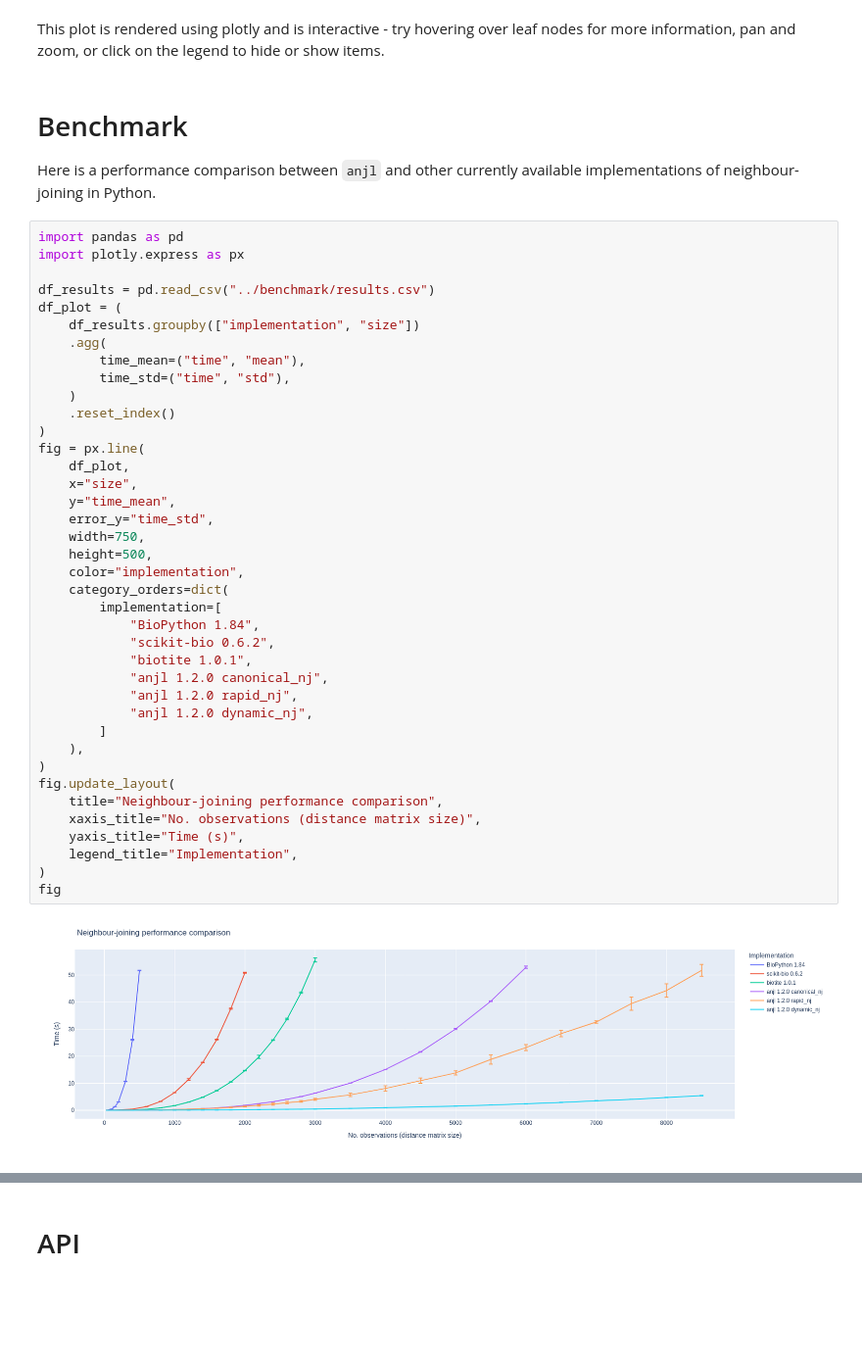
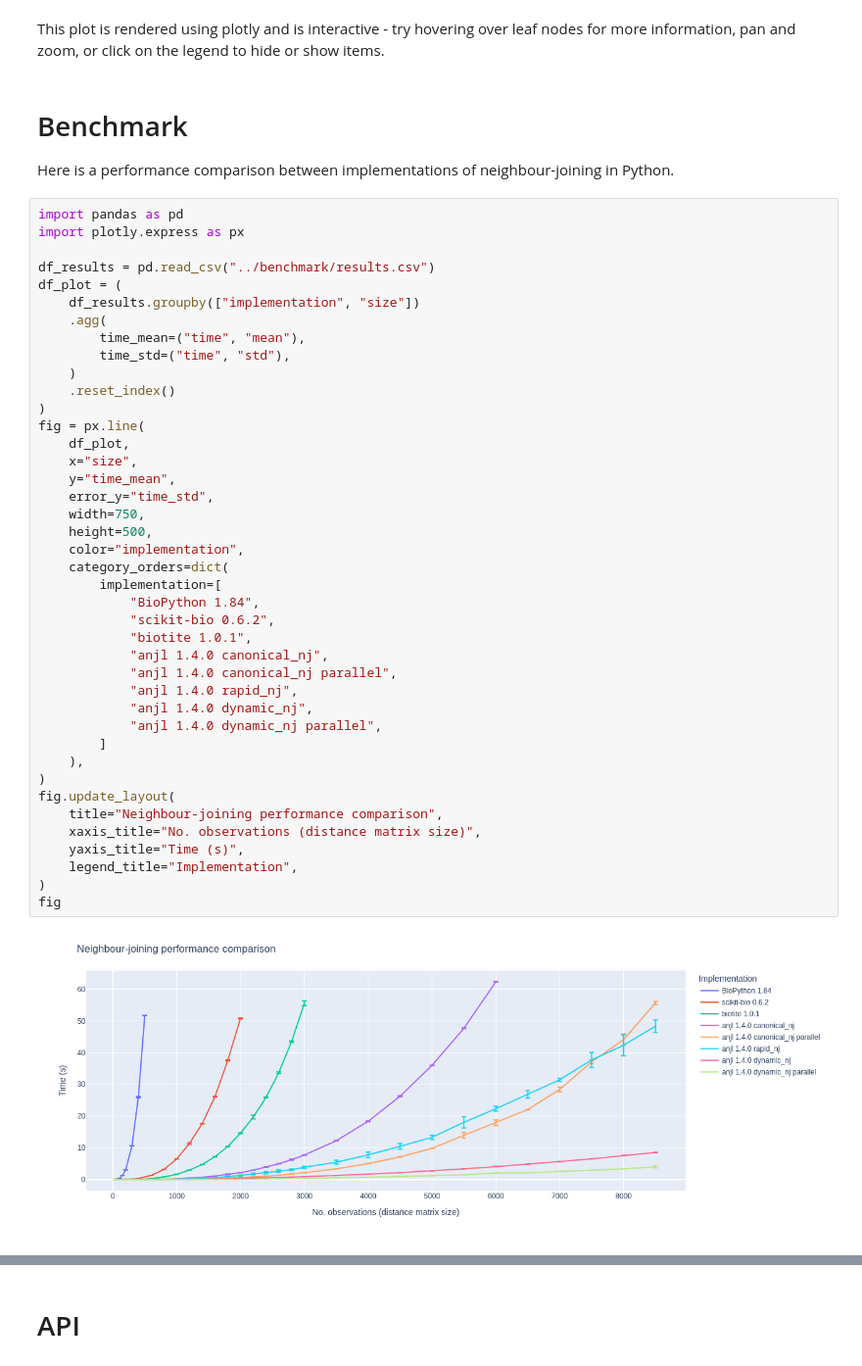
Before and after one commit to alimanfoo/anjl, a Jupyter notebook: docs/index.ipynb, the cells around one changed output, grey strips where cells are left out. Shown at 98% size. Drawn from its saved outputs; the diff is of its cells as text; blank space fills up the shorter version.

```diff
--- a/docs/index.ipynb
+++ b/docs/index.ipynb
@@ -72,7 +72,7 @@ try hovering over leaf nodes for more information, pan and zoom, or click on the
 # %% [markdown]
 # Benchmark
 
-Here is a performance comparison between `anjl` and other currently available implementations of neighbour-joining in Python.
+Here is a performance comparison between implementations of neighbour-joining in Python.
 # %%
 import pandas as pd
 import plotly.express as px
@@ -83,35 +83,37 @@ df_plot = (
     .agg(
         time_mean=("time", "mean"),
         time_std=("time", "std"),
     )
     .reset_index()
 )
 fig = px.line(
     df_plot,
     x="size",
     y="time_mean",
     error_y="time_std",
     width=750,
     height=500,
     color="implementation",
     category_orders=dict(
         implementation=[
             "BioPython 1.84",
             "scikit-bio 0.6.2",
             "biotite 1.0.1",
-            "anjl 1.2.0 canonical_nj",
-            "anjl 1.2.0 rapid_nj",
-            "anjl 1.2.0 dynamic_nj",
+            "anjl 1.4.0 canonical_nj",
+            "anjl 1.4.0 canonical_nj parallel",
+            "anjl 1.4.0 rapid_nj",
+            "anjl 1.4.0 dynamic_nj",
+            "anjl 1.4.0 dynamic_nj parallel",
         ]
     ),
 )
 fig.update_layout(
     title="Neighbour-joining performance comparison",
     xaxis_title="No. observations (distance matrix size)",
     yaxis_title="Time (s)",
     legend_title="Implementation",
 )
 fig
 # %% [output]
-[figure, old version]
+[figure, new version]
 # %% [markdown]
```
Also changed, not shown: parts of 7 cells of this notebook, 10 other files.
